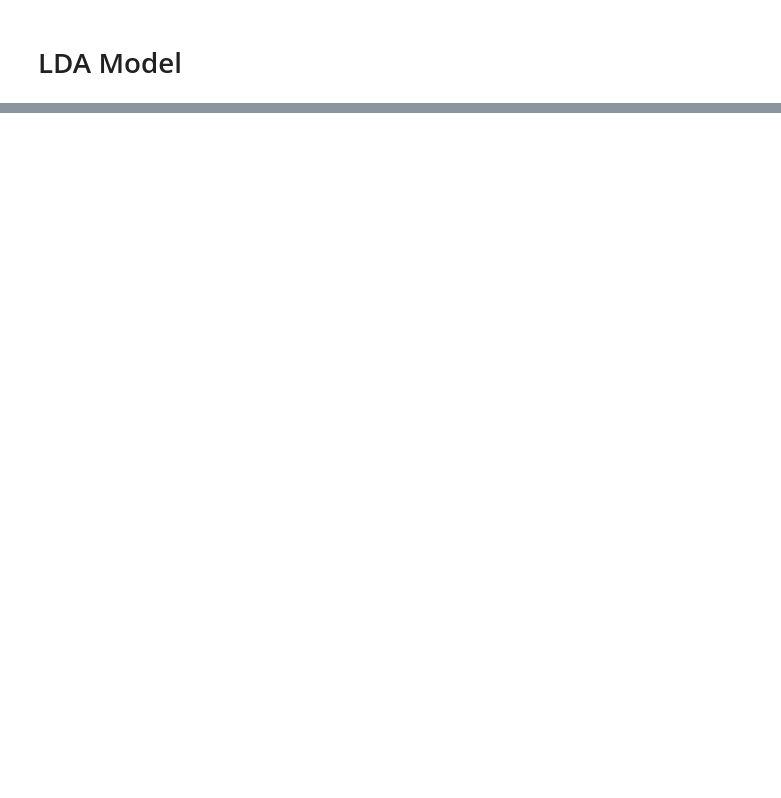
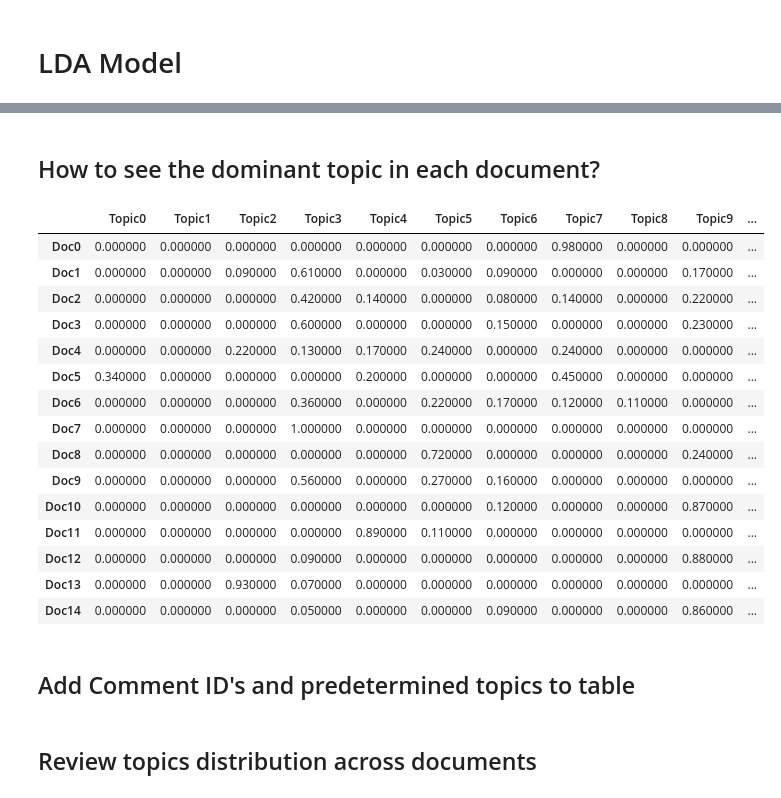
Before and after one commit to ddrogers/topic-modeling-python, a Jupyter notebook: topicmodel/production/topic_model_production.ipynb, the cells around one changed output, grey strips where cells are left out. Drawn from its saved outputs; the diff is of its cells as text; code cells hidden in the pictures; blank space fills up the shorter version.

Commit message:
Adding LDA model optimization using sklearn

```diff
--- a/topicmodel/production/topic_model_production.ipynb
+++ b/topicmodel/production/topic_model_production.ipynb
@@ -436,0 +525,8 @@ lda_training_dictionary = {'lda_passes' : [],
+# %%
+def sent_to_words(sentences):
+    for sentence in sentences:
+        yield(gensim.utils.simple_preprocess(str(sentence), deacc=True))  # deacc=True removes punctuations
+
+data_words = list(sent_to_words(data))
+
+print(data_words[:1])
@@ -436,0 +657,12 @@ lda_training_dictionary = {'lda_passes' : [],
+# %%
+# Best Model
+best_lda_model = model.best_estimator_
+
+# Model Parameters
+print("Best Model's Params: ", model.best_params_)
+
+# Log Likelihood Score
+print("Best Log Likelihood Score: ", model.best_score_)
+
+# Perplexity
+print("Model Perplexity: ", best_lda_model.perplexity(data_vectorized))
@@ -436,0 +711,52 @@ lda_training_dictionary = {'lda_passes' : [],
+# %% [markdown]
+## How to see the dominant topic in each document?
+# %%
+# Create Document - Topic Matrix
+lda_output = best_lda_model.transform(data_vectorized)
+
+# column names
+topicnames = ["Topic" + str(i) for i in range(best_lda_model.n_components)]
+
+# index names
+docnames = ["Doc" + str(i) for i in range(len(data))]
+
+# Make the pandas dataframe
+df_document_topic = pd.DataFrame(np.round(lda_output, 2), columns=topicnames, index=docnames)
+
+# Get dominant topic for each document
+dominant_topic = np.argmax(df_document_topic.values, axis=1)
+df_document_topic['dominant_topic'] = dominant_topic
+
+# Styling
+def color_green(val):
+    color = 'green' if val > .1 else 'black'
+    return 'color: {col}'.format(col=color)
+
+def make_bold(val):
+    weight = 700 if val > .1 else 400
+    return 'font-weight: {weight}'.format(weight=weight)
+
+# Apply Style
+df_document_topics = df_document_topic.head(15).style.applymap(color_green).applymap(make_bold)
+df_document_topics
+# %% [output]
+|  | Topic0 | Topic1 | Topic2 | Topic3 | Topic4 | Topic5 | Topic6 | Topic7 | Topic8 | Topic9 | ... |
+| Doc0 | 0.000000 | 0.000000 | 0.000000 | 0.000000 | 0.000000 | 0.000000 | 0.000000 | 0.980000 | 0.000000 | 0.000000 | ... |
+| Doc1 | 0.000000 | 0.000000 | 0.090000 | 0.610000 | 0.000000 | 0.030000 | 0.090000 | 0.000000 | 0.000000 | 0.170000 | ... |
+| Doc2 | 0.000000 | 0.000000 | 0.000000 | 0.420000 | 0.140000 | 0.000000 | 0.080000 | 0.140000 | 0.000000 | 0.220000 | ... |
+| Doc3 | 0.000000 | 0.000000 | 0.000000 | 0.600000 | 0.000000 | 0.000000 | 0.150000 | 0.000000 | 0.000000 | 0.230000 | ... |
+| Doc4 | 0.000000 | 0.000000 | 0.220000 | 0.130000 | 0.170000 | 0.240000 | 0.000000 | 0.240000 | 0.000000 | 0.000000 | ... |
+| Doc5 | 0.340000 | 0.000000 | 0.000000 | 0.000000 | 0.200000 | 0.000000 | 0.000000 | 0.450000 | 0.000000 | 0.000000 | ... |
+| Doc6 | 0.000000 | 0.000000 | 0.000000 | 0.360000 | 0.000000 | 0.220000 | 0.170000 | 0.120000 | 0.110000 | 0.000000 | ... |
+| Doc7 | 0.000000 | 0.000000 | 0.000000 | 1.000000 | 0.000000 | 0.000000 | 0.000000 | 0.000000 | 0.000000 | 0.000000 | ... |
+| Doc8 | 0.000000 | 0.000000 | 0.000000 | 0.000000 | 0.000000 | 0.720000 | 0.000000 | 0.000000 | 0.000000 | 0.240000 | ... |
+| Doc9 | 0.000000 | 0.000000 | 0.000000 | 0.560000 | 0.000000 | 0.270000 | 0.160000 | 0.000000 | 0.000000 | 0.000000 | ... |
+| Doc10 | 0.000000 | 0.000000 | 0.000000 | 0.000000 | 0.000000 | 0.000000 | 0.120000 | 0.000000 | 0.000000 | 0.870000 | ... |
+| Doc11 | 0.000000 | 0.000000 | 0.000000 | 0.000000 | 0.890000 | 0.110000 | 0.000000 | 0.000000 | 0.000000 | 0.000000 | ... |
+| Doc12 | 0.000000 | 0.000000 | 0.000000 | 0.090000 | 0.000000 | 0.000000 | 0.000000 | 0.000000 | 0.000000 | 0.880000 | ... |
+| Doc13 | 0.000000 | 0.000000 | 0.930000 | 0.070000 | 0.000000 | 0.000000 | 0.000000 | 0.000000 | 0.000000 | 0.000000 | ... |
+| Doc14 | 0.000000 | 0.000000 | 0.000000 | 0.050000 | 0.000000 | 0.000000 | 0.090000 | 0.000000 | 0.000000 | 0.860000 | ... |
+# %% [markdown]
+## Add Comment ID's and predetermined topics to table
+# %% [markdown]
+## Review topics distribution across documents
```
Also changed, not shown: parts of 80 cells of this notebook, 2 other files.
